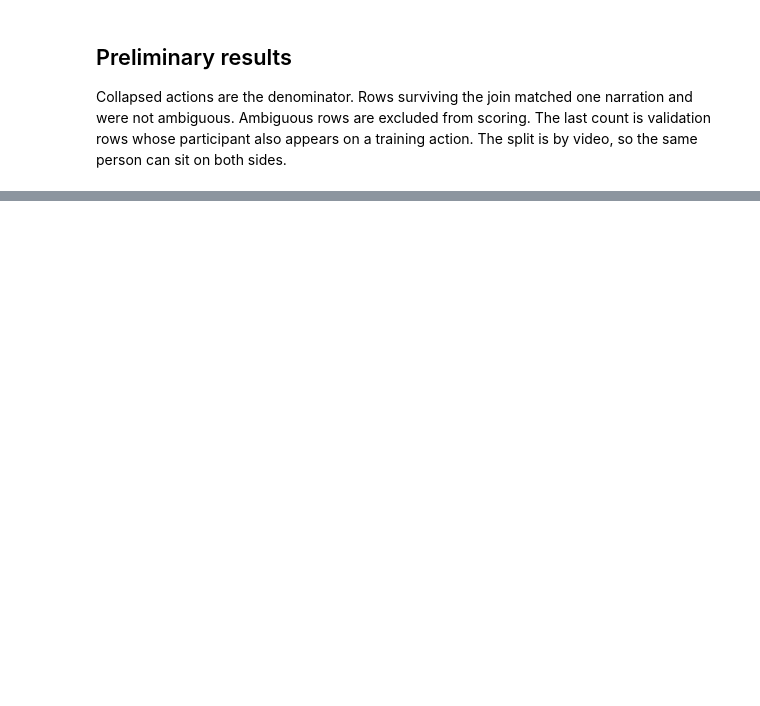
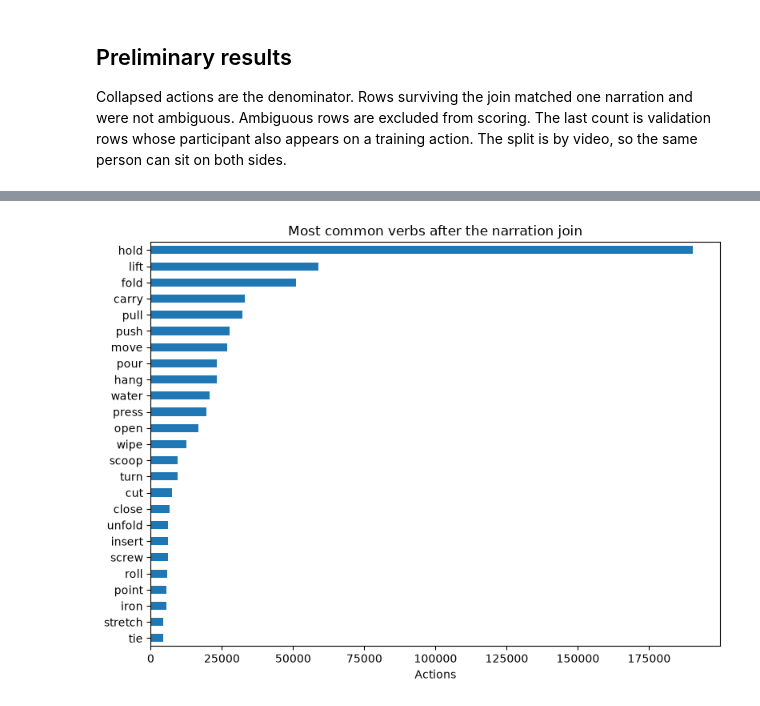
Before and after one commit to ria-aleksanyan/cos-424-project, a Jupyter notebook: analysis.ipynb, the cells around one changed output, grey strips where cells are left out. Drawn from its saved outputs; the diff is of its cells as text; code cells hidden in the pictures; blank space fills up the shorter version.

```diff
--- a/analysis.ipynb
+++ b/analysis.ipynb
@@ -25,5 +19,9 @@ sys.path.insert(0, str(ROOT / "src"))
 
 import eg04d_join as join
 
-DATA_DIR = ROOT / "data" / "ego4d"
-DATA_DIR
+EGO4D_DIR = Path("/Users/riaaleksanyan/data/ego4d")
+if not EGO4D_DIR.exists():
+    EGO4D_DIR = ROOT / "data" / "ego4d"
+AGIBOT_DIR = Path("/Users/riaaleksanyan/data/agibot/task_info")
+DATA_DIR = EGO4D_DIR
+DATA_DIR, AGIBOT_DIR
@@ -76,0 +143,4 @@ join.counts_table(counts)
+# %%
+shared = join.shared_verbs(DATA_DIR, AGIBOT_DIR)
+commands = join.load_agibot_commands(AGIBOT_DIR, shared)
+join.agibot_counts(commands, shared)
@@ -76,0 +167,4 @@ join.counts_table(counts)
+# %%
+join.plot_verb_frequency(join.agibot_plot_frame(commands))
+# %% [output]
+[figure, added]
```
Also changed, not shown: parts of 14 cells of this notebook, 9 other files.
